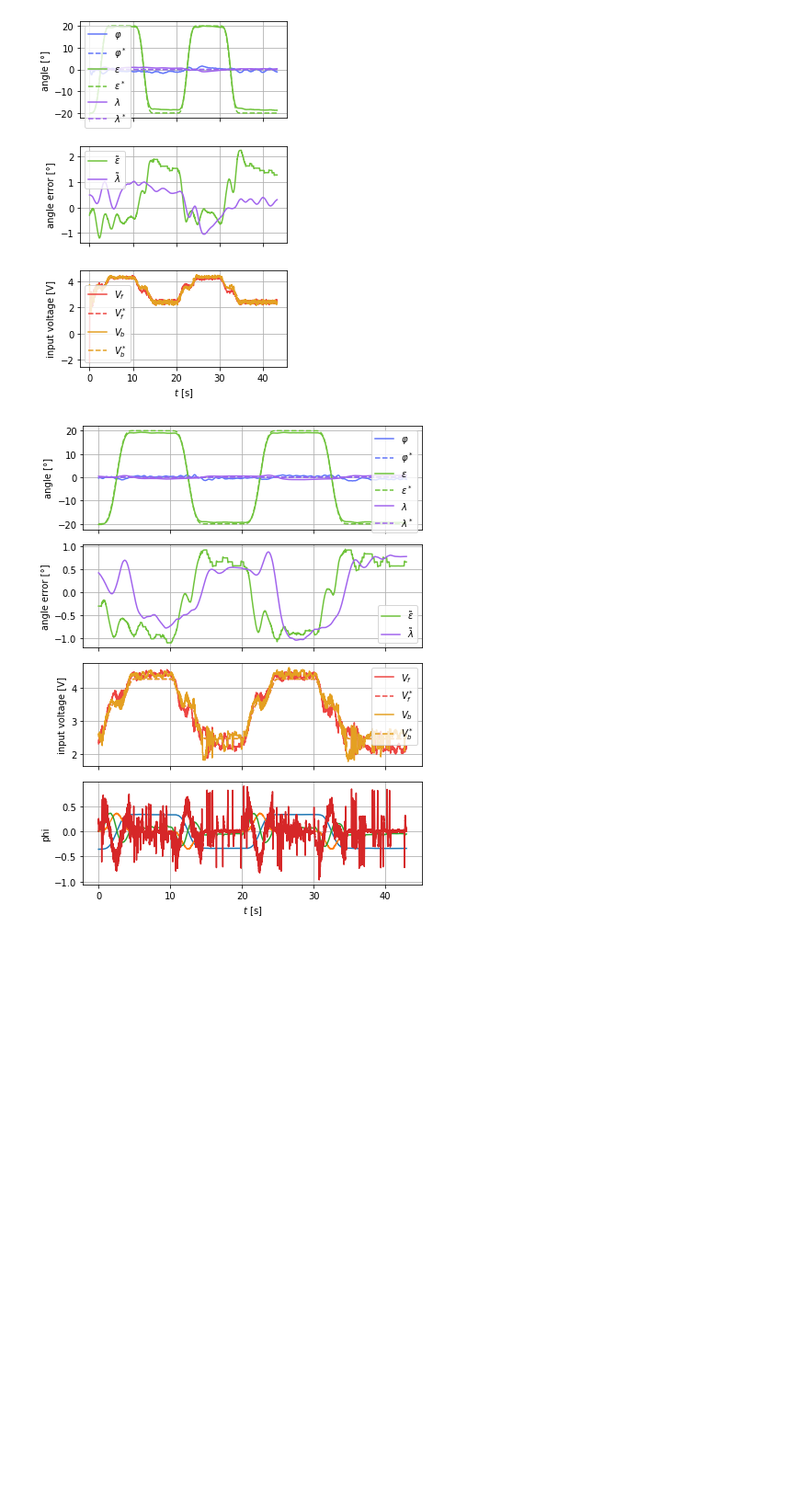
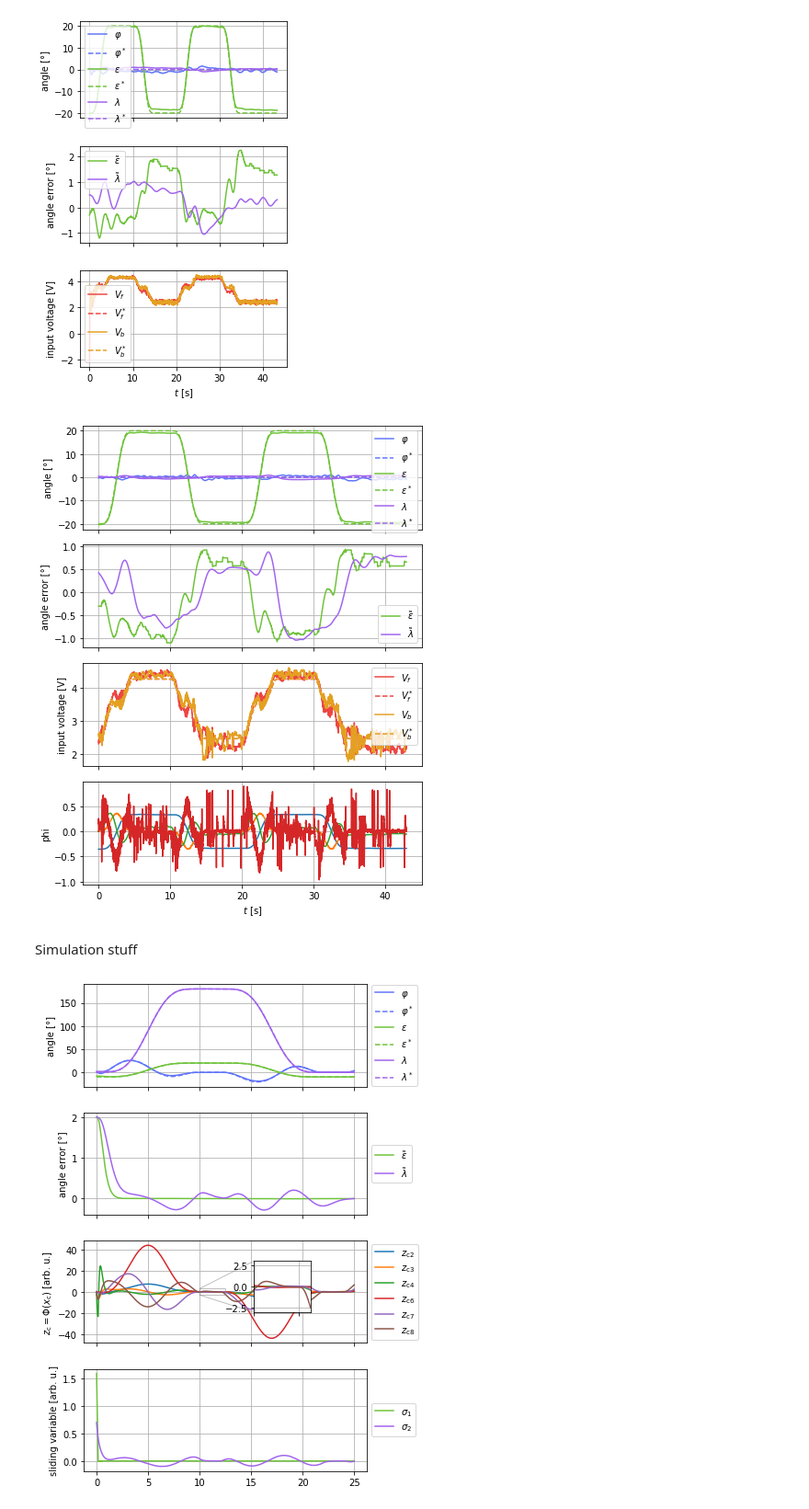
Before and after one commit to Rojetto/helicopter_thesis_code, a Jupyter notebook: scripts/diagrams.ipynb, the cells around one changed output. Shown at 92% size. Saved outputs shown, nothing was run; the diff lists cells and outputs as text; code cells hidden in the pictures; blank space fills up the shorter version.

Commit message:
Create SMC sim diagrams

```diff
--- a/scripts/diagrams.ipynb
+++ b/scripts/diagrams.ipynb
@@ -280,6 +280,7 @@ vf_color = dict(color='#ed4643')
 vf_alt_color = dict(color='#d71815')
 vb_color = dict(color='#e4a022')
 vb_alt_color = dict(color='#ad7815')
+leg = dict(loc='center left', bbox_to_anchor=(1, 0.5))
 # %%
 matfile = loadmat('../matlab/rotor_force_analysis/data_for_python')
 vsfs_data = matfile['combined_normalized_data']
@@ -1240,3 +1241,68 @@ squeeze_subplots()
 my_savefig('dynext_smc_2.2.1')
 # %% [output]
 [figure]
+# %% [markdown]
+Simulation stuff
+# %%
+mat = loadmat('../matlab/smc_perfect_sim.mat')
+t = mat['traj_samples']['time'][0, 0].flatten()
+traj = mat['traj_samples']['signals'][0, 0]['values'][0, 0]
+x_sim = mat['x_sim']['signals'][0, 0]['values'][0, 0]
+z_from_x = mat['z_from_x']['signals'][0, 0]['values'][0, 0].squeeze().T
+z_est = mat['z_est']['signals'][0, 0]['values'][0, 0].squeeze().T
+sigma = mat['sigma']['signals'][0, 0]['values'][0, 0].squeeze().T
+
+# was will ich für plots haben?
+# eps und lamb verlauf
+# regelabweichung
+# geschätzte ableitungen für eps
+# verlauf für sliding-variablen
+plt.figure(figsize=(6, 8))
+
+ax1 = plt.subplot(411)
+plt.plot(t, x_sim[:, 0]/deg, label="$\\varphi$", **phi_color)
+plt.plot(t, traj[:, 2]/deg, label="$\\varphi^*$", **phi_color, ls='--')
+plt.plot(t, x_sim[:, 1]/deg, label="$\\varepsilon$", **eps_color)
+plt.plot(t, traj[:, 3]/deg, label="$\\varepsilon^*$", **eps_color, ls='--')
+plt.plot(t, x_sim[:, 2]/deg, label="$\\lambda$", **lamb_color)
+plt.plot(t, traj[:, 4]/deg, label="$\\lambda^*$", **lamb_color, ls='--')
+plt.ylabel("angle [°]")
+plt.grid()
+plt.legend(**leg)
+
+plt.subplot(412, sharex=ax1)
+plt.plot(t, (x_sim[:, 1] - traj[:, 3])/deg, label="$\\tilde\\varepsilon$", **eps_color)
+plt.plot(t, (x_sim[:, 2] - traj[:, 4])/deg, label="$\\tilde\\lambda$", **lamb_color)
+plt.ylabel("angle error [°]")
+plt.grid()
+plt.legend(**leg)
+
+ax3 = plt.subplot(413, sharex=ax1)
+plt.plot(t, z_from_x[:, 1:4]/deg)
+plt.plot(t, z_from_x[:, 5:8]/deg)
+plt.grid()
+plt.ylabel("$z_\\mathrm{c}=\\Phi(x_\\mathrm{c})$ [arb. u.]")
+plt.legend(["$z_{\\mathrm{c}2}$", "$z_{\\mathrm{c}3}$", "$z_{\\mathrm{c}4}$", "$z_{\\mathrm{c}6}$", "$z_{\\mathrm{c}7}$" ,"$z_{\\mathrm{c}8}$"], **leg)
+
+axins = ax3.inset_axes([0.6, 0.3, 0.2, 0.5])
+axins.plot(t, z_from_x[:, 1:4]/deg)
+axins.plot(t, z_from_x[:, 5:8]/deg)
+axins.grid()
+axins.set_xlim(10, 12.5)
+axins.set_ylim(-3, 3)
+axins.set_xticklabels('')
+#axins.set_yticklabels('')
+ax3.indicate_inset_zoom(axins)
+
+plt.subplot(414, sharex=ax1)
+plt.plot(t, sigma[:, 0], **eps_color, label="$\\sigma_1$")
+plt.plot(t, sigma[:, 1], **lamb_color, label="$\\sigma_2$")
+plt.grid()
+plt.legend(**leg)
+plt.ylabel('sliding variable [arb. u.]')
+
+squeeze_subplots()
+
+my_savefig('smc_perfect_sim')
+# %% [output]
+[figure, added]
```
Also changed, not shown: parts of 2 cells of this notebook.
